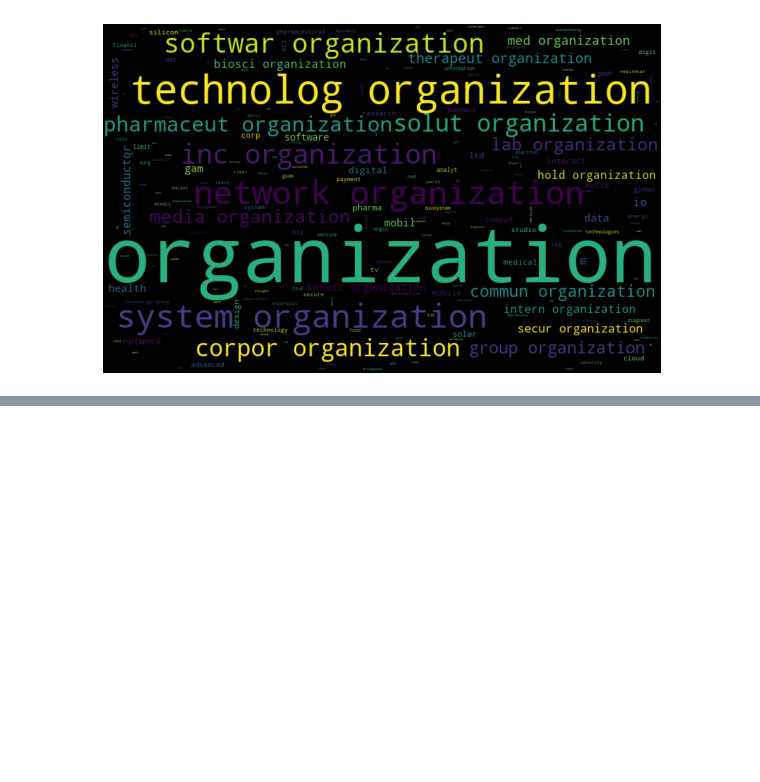
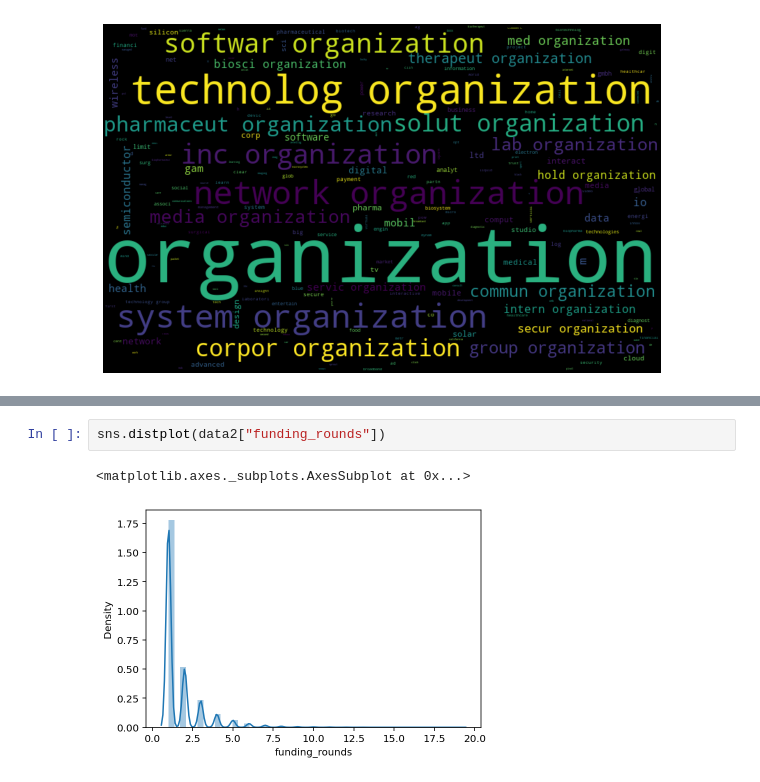
Before and after one commit to NileshCT/EDA_PROJECT, a Jupyter notebook: EDA_Project.ipynb, the cells around one changed output, grey strips where cells are left out. Saved outputs shown, nothing was run; the diff lists cells and outputs as text; blank space fills up the shorter version.

```diff
--- a/EDA_Project.ipynb
+++ b/EDA_Project.ipynb
@@ -522,0 +530,5 @@ create_wordcloud(words)
+# %%
+sns.distplot(data2["funding_rounds"])
+# %% [output]
+<matplotlib.axes._subplots.AxesSubplot at 0x...>
+[figure, added]
```
Also changed, not shown: parts of 7 cells of this notebook.
